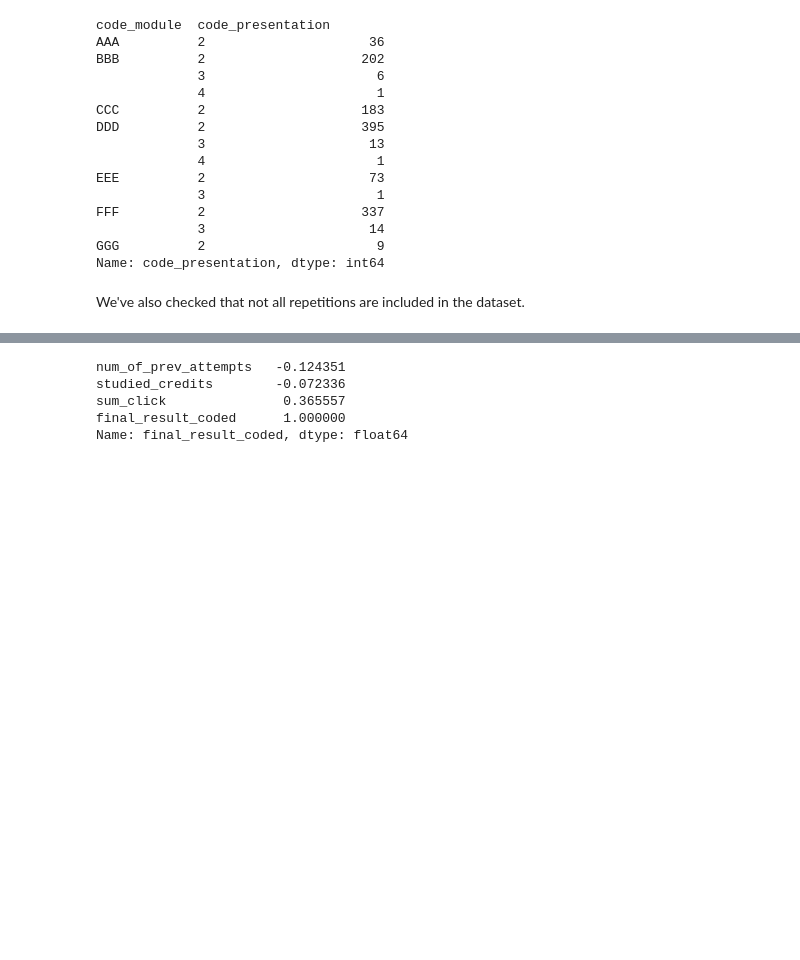
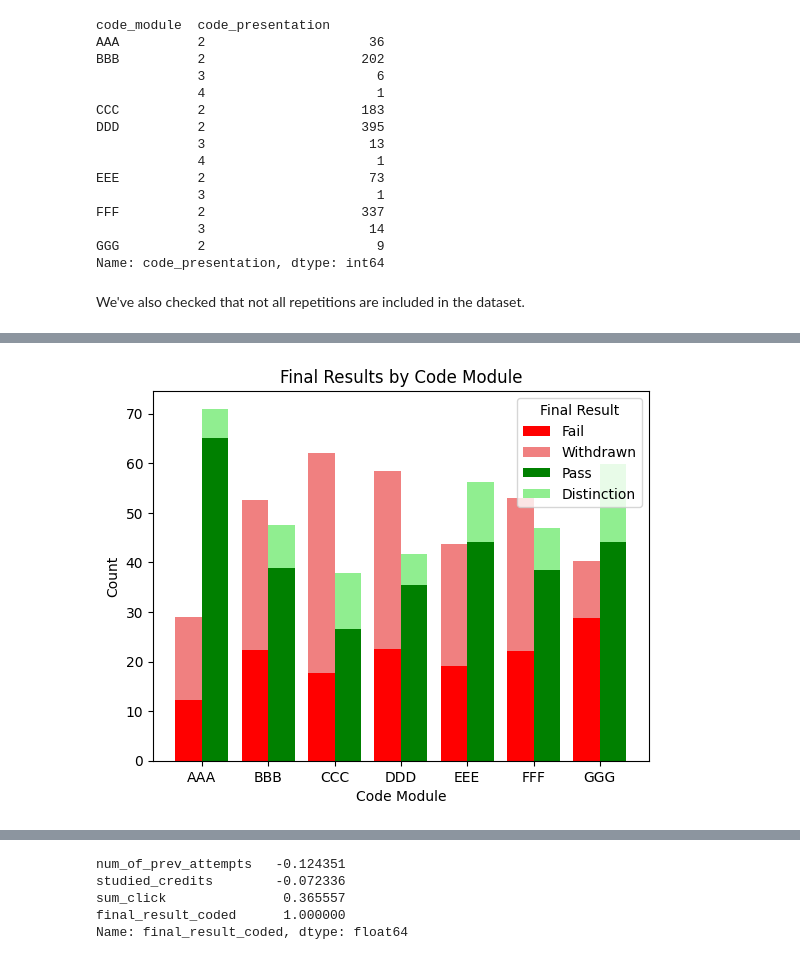
Before and after one commit to annapanfil/UPV, a Jupyter notebook: EDA/2_analysis.ipynb, the cells around one changed output, grey strips where cells are left out. Drawn from its saved outputs; the diff is of its cells as text; code cells hidden in the pictures; blank space fills up the shorter version.

```diff
--- a/EDA/2_analysis.ipynb
+++ b/EDA/2_analysis.ipynb
@@ -155,0 +236,22 @@ We've also checked that not all repetitions are included in the dataset.
+# %%
+# result_counts_percent = result_counts_percent.unstack()
+import numpy as np
+
+X_axis = np.arange(len(result_counts_percent.index))
+
+plt.bar(X_axis - 0.2, result_counts_percent["Fail"],  width=0.4, label = "Fail", color="red")
+plt.bar(X_axis - 0.2, result_counts_percent["Withdrawn"], width=0.4, bottom = result_counts_percent["Fail"], label="Withdrawn", color="lightcoral")
+
+plt.bar(X_axis + 0.2, result_counts_percent["Pass"],  width=0.4, label = "Pass", color="green")
+plt.bar(X_axis + 0.2, result_counts_percent["Distinction"], width=0.4, bottom = result_counts_percent["Pass"], label="Distinction", color="lightgreen")
+
+plt.xticks(X_axis, result_counts_percent.index)
+plt.xlabel("Code Module")
+plt.ylabel("Count")
+plt.title("Final Results by Code Module")
+plt.legend(title="Final Result", loc="upper right")
+
+# Show the plot
+plt.show()
+# %% [output]
+[figure, added]
```
Also changed, not shown: parts of 30 cells of this notebook.
